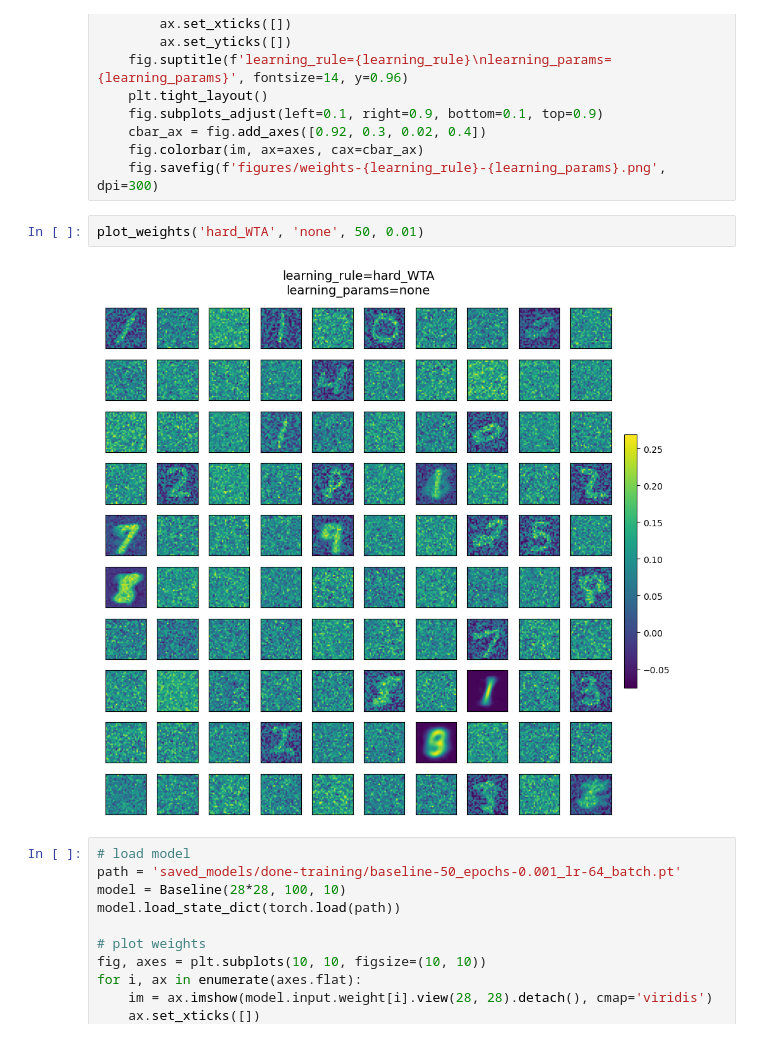
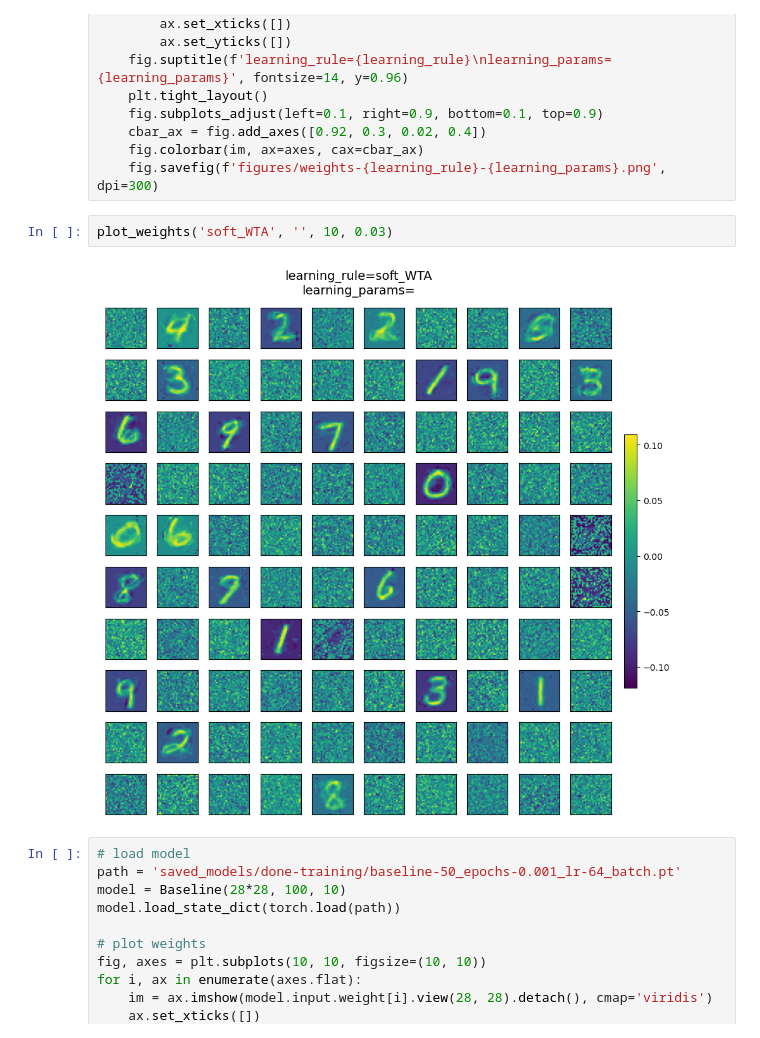
Before and after one commit to cutterdawes/HebbianLearning, a Jupyter notebook: experimental.ipynb, the cells around one changed output. Saved outputs shown, nothing was run; the diff lists cells and outputs as text.

Commit message:
Got SoftHebb and simple hard WTA working well, still mixed for the Krotov+Hopfield anti-Hebbian

```diff
--- a/experimental.ipynb
+++ b/experimental.ipynb
@@ -283,9 +280,9 @@ def plot_weights(learning_rule, learning_params='none', unsup_epochs=10, unsup_l
     fig.colorbar(im, ax=axes, cax=cbar_ax)
     fig.savefig(f'figures/weights-{learning_rule}-{learning_params}.png', dpi=300)
 # %%
-plot_weights('hard_WTA', 'none', 50, 0.01)
+plot_weights('soft_WTA', '', 10, 0.03)
 # %% [output]
-[figure, old version]
+[figure, new version]
 # %%
 # load model
 path = 'saved_models/done-training/baseline-50_epochs-0.001_lr-64_batch.pt'
```
Also changed, not shown: parts of 1 cell of this notebook, 3 other files.
